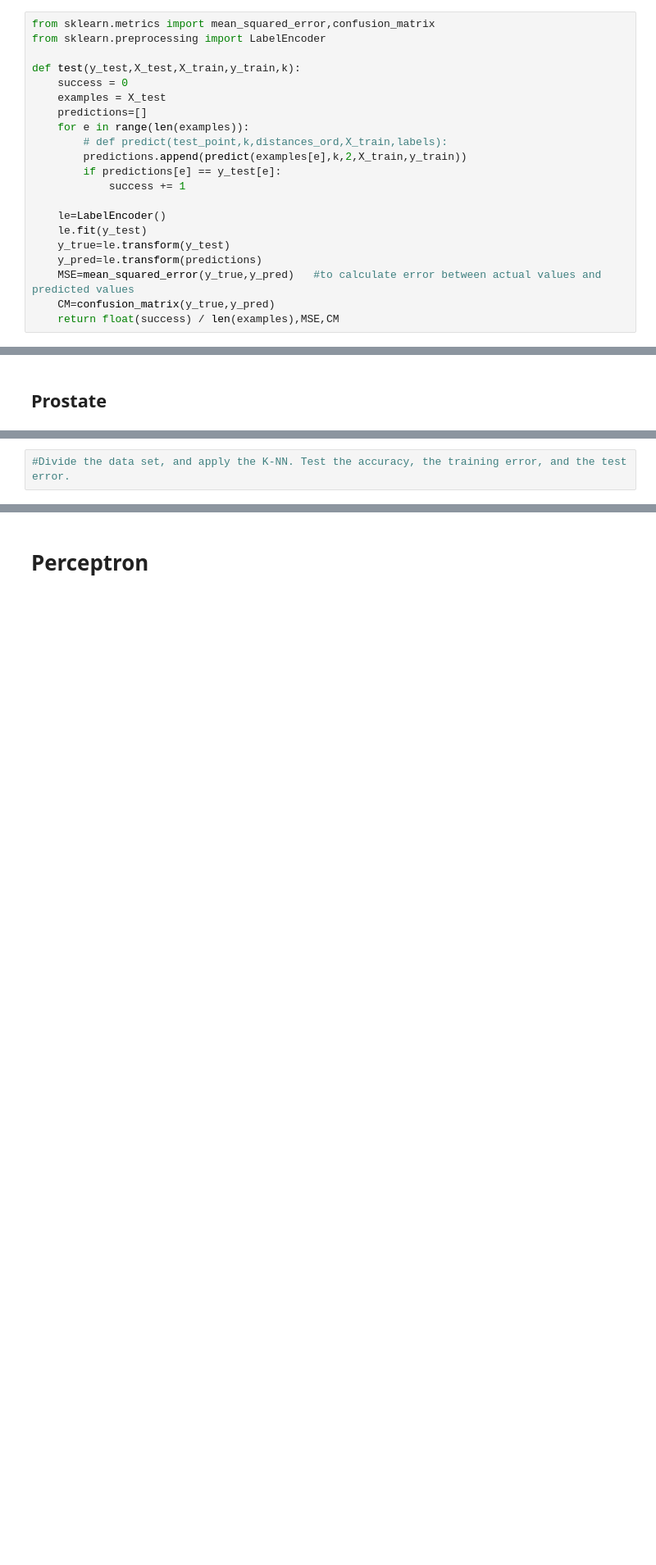
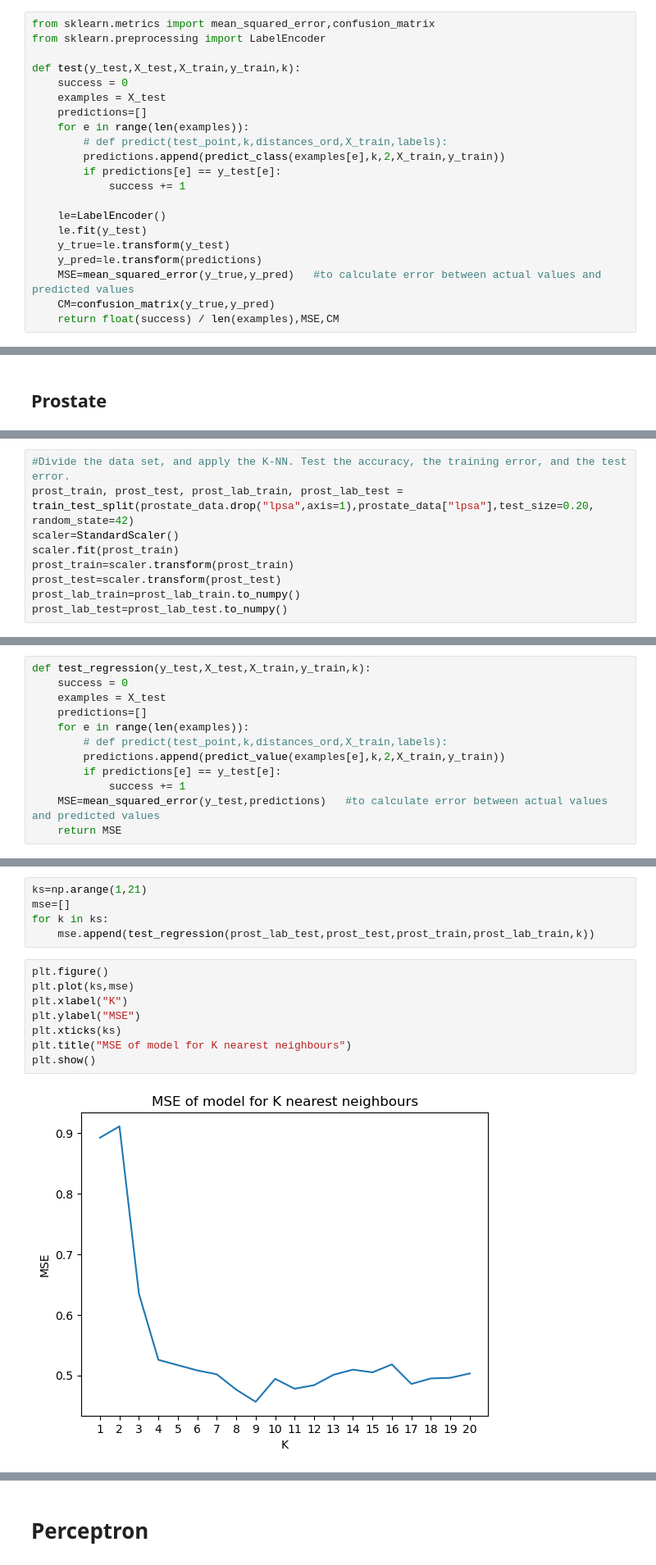
Before and after one commit to jcasarmiento/Pattern_recognition, a Jupyter notebook: KNNandPerceptronEx.ipynb, the cells around one changed output, grey strips where cells are left out. Shown at 82% size. Cells and saved outputs as stored; diff of their text form; blank space fills up the shorter version.

Commit message:
Add knn regression prostate dataset

```diff
--- a/KNNandPerceptronEx.ipynb
+++ b/KNNandPerceptronEx.ipynb
@@ -90,7 +90,7 @@ def test(y_test,X_test,X_train,y_train,k):
     predictions=[]
     for e in range(len(examples)):
         # def predict(test_point,k,distances_ord,X_train,labels):
-        predictions.append(predict(examples[e],k,2,X_train,y_train))
+        predictions.append(predict_class(examples[e],k,2,X_train,y_train))
         if predictions[e] == y_test[e]:
             success += 1
 
@@ -175,2 +218,9 @@ prostate_data = pd.read_csv('prostate.csv')
 # %%
 #Divide the data set, and apply the K-NN. Test the accuracy, the training error, and the test error.
+prost_train, prost_test, prost_lab_train, prost_lab_test = train_test_split(prostate_data.drop("lpsa",axis=1),prostate_data["lpsa"],test_size=0.20, random_state=42)
+scaler=StandardScaler()
+scaler.fit(prost_train)
+prost_train=scaler.transform(prost_train)
+prost_test=scaler.transform(prost_test)
+prost_lab_train=prost_lab_train.to_numpy()
+prost_lab_test=prost_lab_test.to_numpy()
@@ -176,0 +256,12 @@ prostate_data = pd.read_csv('prostate.csv')
+# %%
+def test_regression(y_test,X_test,X_train,y_train,k):
+    success = 0
+    examples = X_test
+    predictions=[]
+    for e in range(len(examples)):
+        # def predict(test_point,k,distances_ord,X_train,labels):
+        predictions.append(predict_value(examples[e],k,2,X_train,y_train))
+        if predictions[e] == y_test[e]:
+            success += 1
+    MSE=mean_squared_error(y_test,predictions)   #to calculate error between actual values and predicted values
+    return MSE
@@ -176,0 +272,15 @@ prostate_data = pd.read_csv('prostate.csv')
+# %%
+ks=np.arange(1,21)
+mse=[]
+for k in ks:
+    mse.append(test_regression(prost_lab_test,prost_test,prost_train,prost_lab_train,k))
+# %%
+plt.figure()
+plt.plot(ks,mse)
+plt.xlabel("K")
+plt.ylabel("MSE")
+plt.xticks(ks)
+plt.title("MSE of model for K nearest neighbours")
+plt.show()
+# %% [output]
+[figure, added]
```
Also changed, not shown: parts of 11 cells of this notebook.
